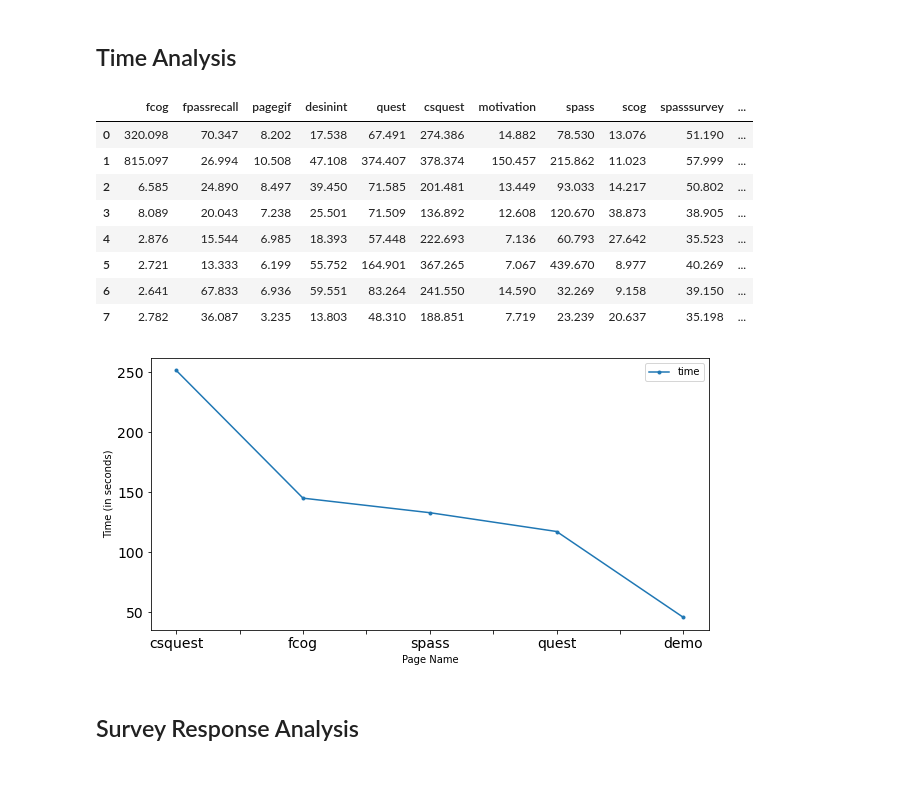
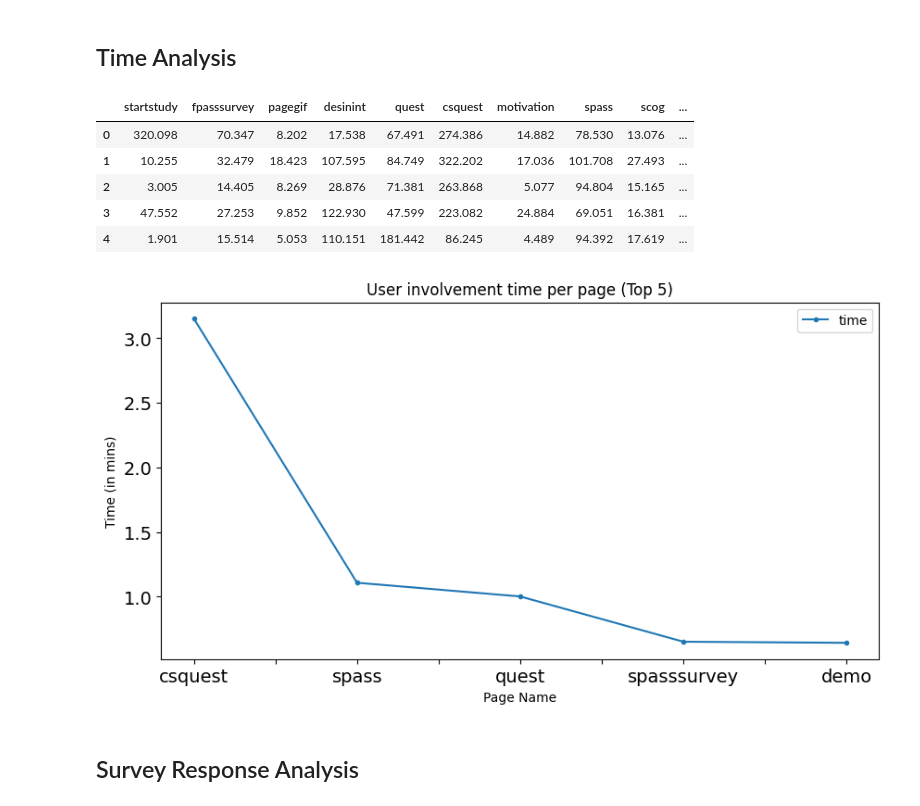
Before and after one commit to rizupaudel/designStudy, a Jupyter notebook: guidance/analysis/infographics.ipynb, the cells around one changed output. Saved outputs shown, nothing was run; the diff lists cells and outputs as text; code cells hidden in the pictures; blank space fills up the shorter version.

```diff
--- a/guidance/analysis/infographics.ipynb
+++ b/guidance/analysis/infographics.ipynb
@@ -23,27 +31,24 @@ pd.DataFrame(password_response)
 # %%
 page_time_df = pd.DataFrame(time_response)
 page_time_df = page_time_df.sort_index(axis=1, key=lambda x: x.astype(int))
 page_time_df = page_time_df.rename(page_map, axis=1)
 page_time_df['total (mins)'] = page_time_df.sum(axis=1)/60
-page_time_df
+display(page_time_df.head())
+
+# top 5 pages with higher time
+top5 = pd.DataFrame(columns=['page', 'time'])
+for i, data in page_time_df.median().div(60).sort_values(ascending=False).head(5).items():
+    top5 = pd.concat([top5, pd.DataFrame([[i, data]], columns=top5.columns)])
+
+_ = top5.plot(x='page', y='time', figsize=(10, 5), xlabel="Page Name", ylabel="Time (in mins)", title="User involvement time per page (Top 5)", fontsize=14, style=".-")
 # %% [output]
-|  | fcog | fpassrecall | pagegif | desinint | quest | csquest | motivation | spass | scog | spasssurvey | ... |
-| 0 | 320.098 | 70.347 | 8.202 | 17.538 | 67.491 | 274.386 | 14.882 | 78.530 | 13.076 | 51.190 | ... |
-| 1 | 815.097 | 26.994 | 10.508 | 47.108 | 374.407 | 378.374 | 150.457 | 215.862 | 11.023 | 57.999 | ... |
-| 2 | 6.585 | 24.890 | 8.497 | 39.450 | 71.585 | 201.481 | 13.449 | 93.033 | 14.217 | 50.802 | ... |
-| 3 | 8.089 | 20.043 | 7.238 | 25.501 | 71.509 | 136.892 | 12.608 | 120.670 | 38.873 | 38.905 | ... |
-| 4 | 2.876 | 15.544 | 6.985 | 18.393 | 57.448 | 222.693 | 7.136 | 60.793 | 27.642 | 35.523 | ... |
-| 5 | 2.721 | 13.333 | 6.199 | 55.752 | 164.901 | 367.265 | 7.067 | 439.670 | 8.977 | 40.269 | ... |
-| 6 | 2.641 | 67.833 | 6.936 | 59.551 | 83.264 | 241.550 | 14.590 | 32.269 | 9.158 | 39.150 | ... |
-| 7 | 2.782 | 36.087 | 3.235 | 13.803 | 48.310 | 188.851 | 7.719 | 23.239 | 20.637 | 35.198 | ... |
+|  | startstudy | fpasssurvey | pagegif | desinint | quest | csquest | motivation | spass | scog | ... |
+| 0 | 320.098 | 70.347 | 8.202 | 17.538 | 67.491 | 274.386 | 14.882 | 78.530 | 13.076 | ... |
+| 1 | 10.255 | 32.479 | 18.423 | 107.595 | 84.749 | 322.202 | 17.036 | 101.708 | 27.493 | ... |
+| 2 | 3.005 | 14.405 | 8.269 | 28.876 | 71.381 | 263.868 | 5.077 | 94.804 | 15.165 | ... |
+| 3 | 47.552 | 27.253 | 9.852 | 122.930 | 47.599 | 223.082 | 24.884 | 69.051 | 16.381 | ... |
+| 4 | 1.901 | 15.514 | 5.053 | 110.151 | 181.442 | 86.245 | 4.489 | 94.392 | 17.619 | ... |
+[figure, added]
-# %%
-top5 = pd.DataFrame(columns=['page', 'time'])
-for i, data in page_time_df.mean().sort_values(ascending=False).head(5).items():
-    top5 = top5.append(pd.DataFrame([[i, data]], columns=top5.columns), ignore_index=True)
-
-_ = top5.plot(x='page', y='time', figsize=(10, 5), xlabel="Page Name", ylabel="Time (in seconds)", fontsize=14, style=".-")
-# %% [output]
-[figure, removed]
 # %% [markdown]
 ## Survey Response Analysis
 # %%
```
Also changed, not shown: parts of 9 cells of this notebook, 16 other files.
